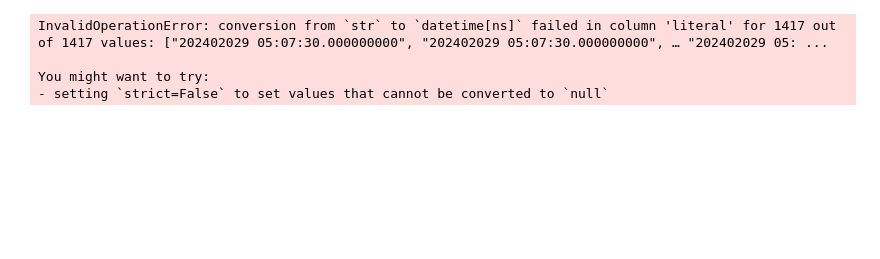
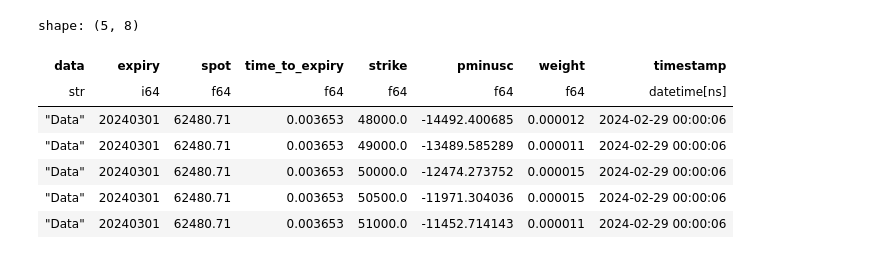
Before and after one commit to hertzC/Baseoffset-and-Volatility-Fitting-Manager, a Jupyter notebook: notebooks/snaity_checker.ipynb, the cells around one changed output. Drawn from its saved outputs; the diff is of its cells as text; code cells hidden in the pictures; blank space fills up the shorter version.

```diff
--- a/notebooks/snaity_checker.ipynb
+++ b/notebooks/snaity_checker.ipynb
@@ -235,13 +235,17 @@ fig.update_layout(
 fig.show()
 # %%
 date_str = "20240229"  # Fixed: removed extra digit
-df = pl.read_csv('sample_data.csv').with_columns(
+df = pl.read_csv('sample_data_2.csv').with_columns(
             timestamp=(pl.lit(date_str) + " " + pl.col("time")).str.strptime(pl.Datetime('ns'), "%Y%m%d %H:%M:%S%.f"),
-        )
+        ).drop('time')
 df.head()
 # %% [output]
-InvalidOperationError: conversion from `str` to `datetime[ns]` failed in column 'literal' for 1417 out of 1417 values: ["202402029 05:07:30.000000000", "202402029 05:07:30.000000000", … "202402029 05: ...
-
-You might want to try:
-- setting `strict=False` to set values that cannot be converted to `null`
+shape: (5, 8)
+| data | expiry | spot | time_to_expiry | strike | pminusc | weight | timestamp |
+| str | i64 | f64 | f64 | f64 | f64 | f64 | datetime[ns] |
+| "Data" | 20240301 | 62480.71 | 0.003653 | 48000.0 | -14492.400685 | 0.000012 | 2024-02-29 00:00:06 |
+| "Data" | 20240301 | 62480.71 | 0.003653 | 49000.0 | -13489.585289 | 0.000011 | 2024-02-29 00:00:06 |
+| "Data" | 20240301 | 62480.71 | 0.003653 | 50000.0 | -12474.273752 | 0.000015 | 2024-02-29 00:00:06 |
+| "Data" | 20240301 | 62480.71 | 0.003653 | 50500.0 | -11971.304036 | 0.000015 | 2024-02-29 00:00:06 |
+| "Data" | 20240301 | 62480.71 | 0.003653 | 51000.0 | -11452.714143 | 0.000011 | 2024-02-29 00:00:06 |
 # %%
```
Also changed, not shown: parts of 1 cell of this notebook, 4 other files.
